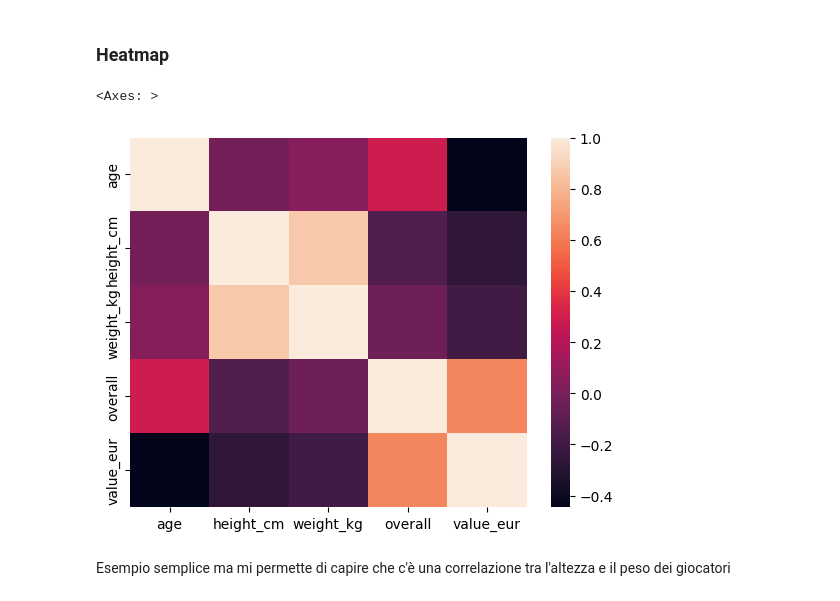
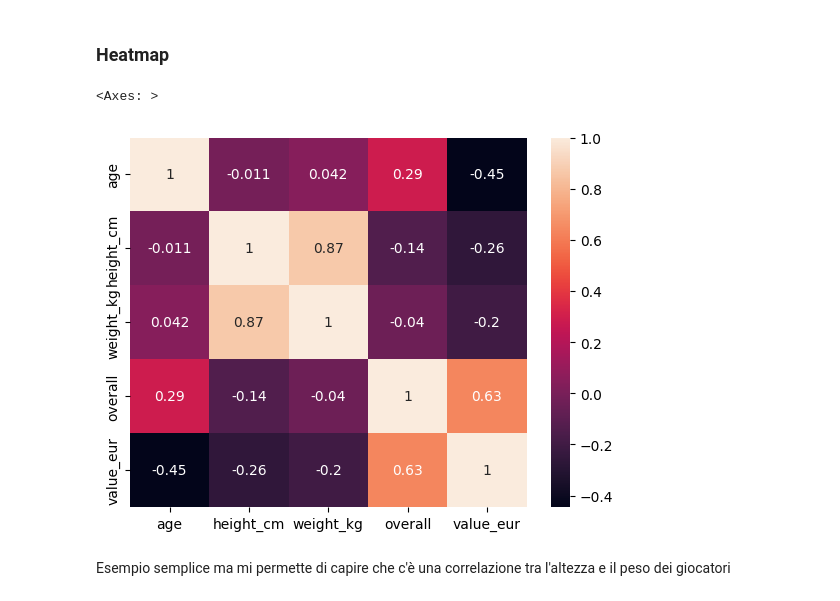
Before and after one commit to saajann/data-science, a Jupyter notebook: EDA/03_football_EDA.ipynb, the cells around one changed output. Saved outputs shown, nothing was run; the diff lists cells and outputs as text; code cells hidden in the pictures.

```diff
--- a/examples/03_football_EDA.ipynb
+++ b/EDA/03_football_EDA.ipynb
@@ -123,9 +123,9 @@ sns.boxplot(data=df[df['age'] <= 30], x='age', y='height_cm', hue='preferred_foo
 # %%
 columns = ['age', 'height_cm', 'weight_kg', 'overall', 'value_eur']
 short_df = df[columns].loc[0:100]
-sns.heatmap(short_df.corr())
+sns.heatmap(short_df.corr(), annot=True)
 # %% [output]
 <Axes: >
-[figure, old version]
+[figure, new version]
 # %% [markdown]
 Esempio semplice ma mi permette di capire che c'è una correlazione tra l'altezza e il peso dei giocatori
```
Also changed, not shown: 1 other file.
